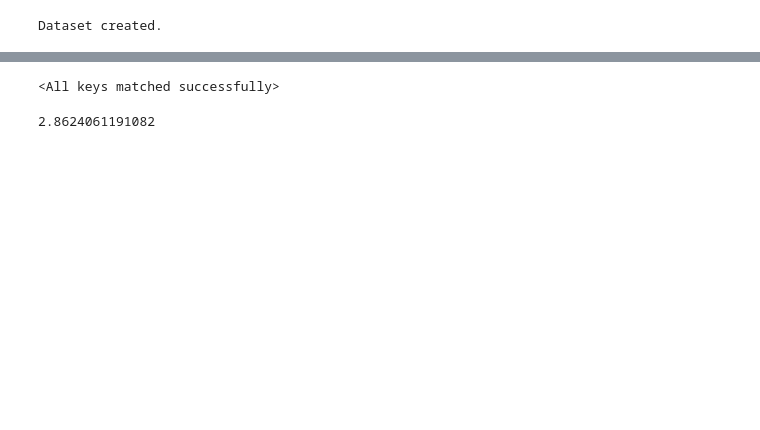
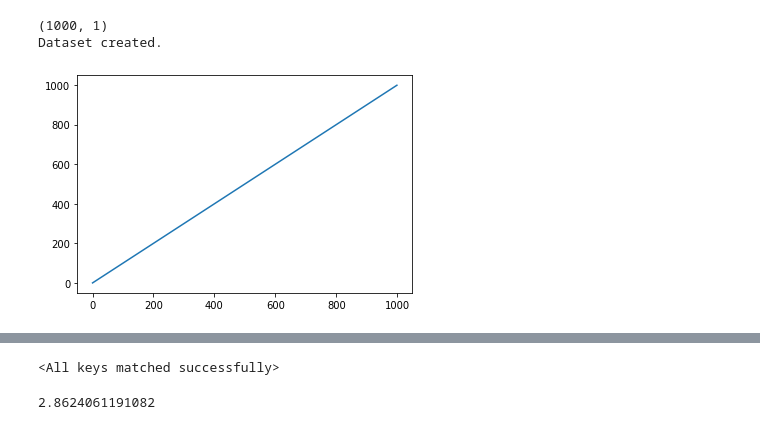
Before and after one commit to samuelepapa/anomaly_detection_vae, a Jupyter notebook: network_tester.ipynb, the cells around one changed output, grey strips where cells are left out. Cells and saved outputs as stored; diff of their text form; code cells hidden in the pictures; blank space fills up the shorter version.

```diff
--- a/network_tester.ipynb
+++ b/network_tester.ipynb
@@ -23,26 +23,28 @@ Requirement already satisfied: jinja2 in /home/samuele/anaconda3/envs/conda3/lib
 Requirement already satisfied: MarkupSafe>=0.23 in /home/samuele/anaconda3/envs/conda3/lib/python3.7/site-packages (from jinja2->jitcxde-common==1.4.1->timesynth) (1.1.1)
 # %%
-USEDATASET = 0  # simple synthetic dataset
+USEDATASET = 1 # simple synthetic dataset
 # USEDATASET = 1 # correlated synthetic dataset
 
 # %% set device
 use_cuda = torch.cuda.is_available()
 device = torch.device('cuda:0' if use_cuda else 'cpu')
 
 # number of samples in the time series
 T = 1000
 # width of the window of each time series
 W = 101
 # the size of train and validation, test is the remainder of the data
 t_v_t_split = [0.5,0.3]
 
 #load the data in, this is supposed to happen only once
 features, train_dataset, valid_dataset, test_dataset = get_train_valid_test_signals(T,W,USEDATASET,t_v_t_split, device)
 train_T = len(train_dataset)
 valid_T = len(valid_dataset)
 test_T = len(test_dataset)
 # %% [output]
+(1000, 1)
 Dataset created.
+[figure, added]
 # %%
 # Here we can change to batch size
 # batch size (number of serieses of length W)
```
Also changed, not shown: parts of 4 cells of this notebook, 5 other files.
